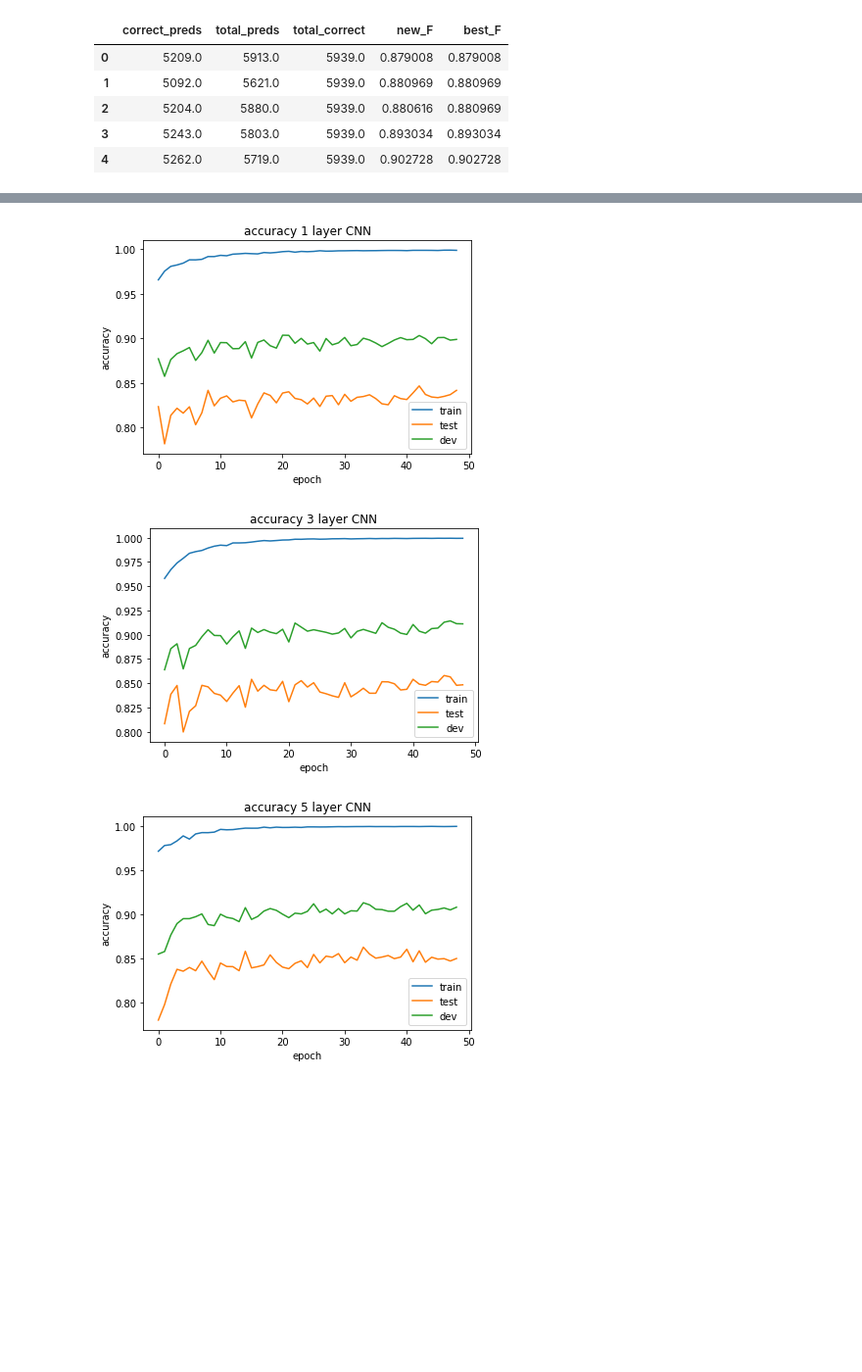
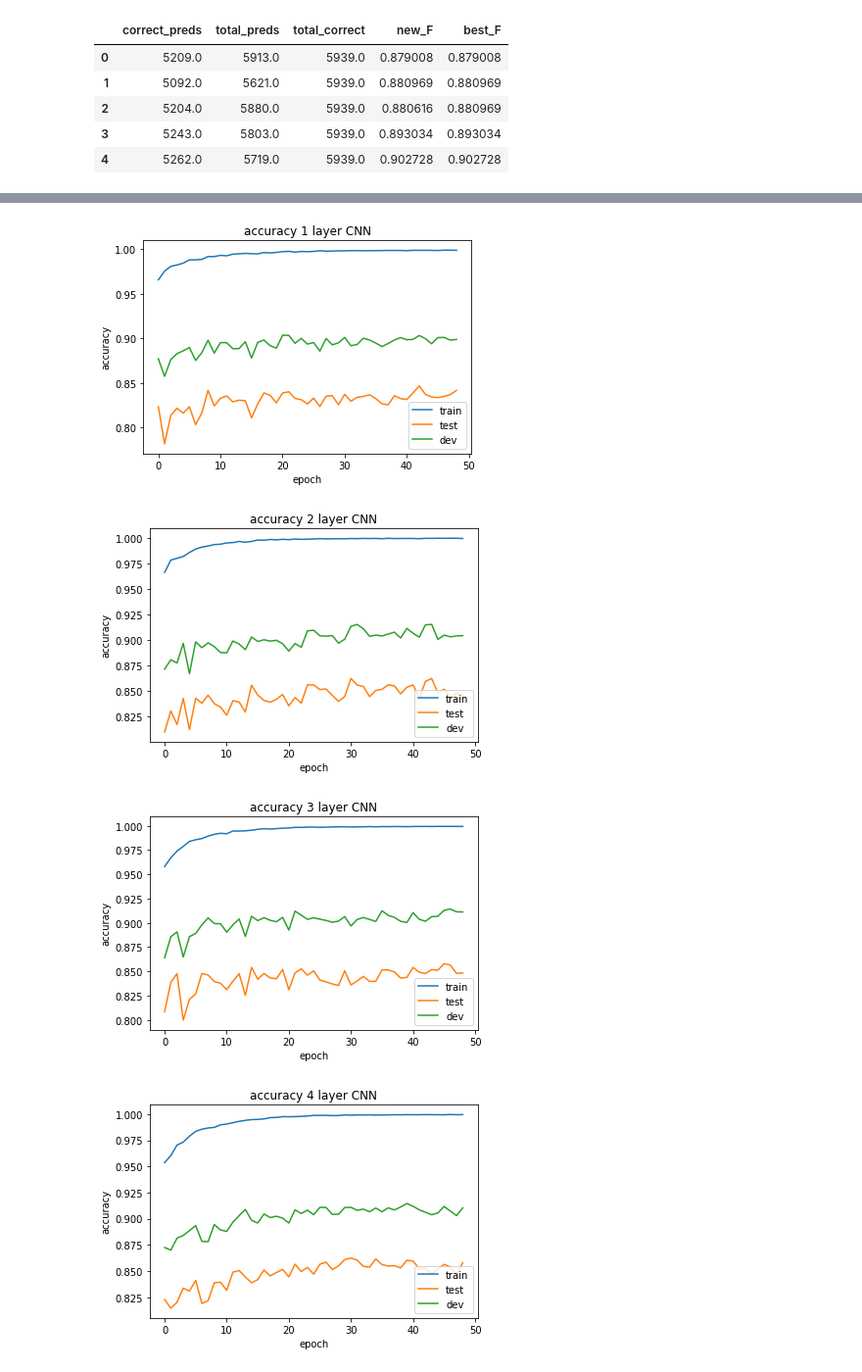
Before and after one commit to ABHISHEK03312/NLP-assignment2, a Jupyter notebook: results-graphs.ipynb, the cells around one changed output, grey strips where cells are left out. Shown at 98% size. Drawn from its saved outputs; the diff is of its cells as text; code cells hidden in the pictures; blank space fills up the shorter version.

```diff
--- a/results-graphs.ipynb
+++ b/results-graphs.ipynb
@@ -6,12 +6,21 @@ import numpy as np
 cnn_1_layer_train = pd.read_csv("/Users/abhishekvaidyanathan/Desktop/NLP-assignment2/1-CNN-layer/1Train.csv")
 cnn_1_layer_dev = pd.read_csv("/Users/abhishekvaidyanathan/Desktop/NLP-assignment2/1-CNN-layer/1Dev.csv")
 cnn_1_layer_test = pd.read_csv("/Users/abhishekvaidyanathan/Desktop/NLP-assignment2/1-CNN-layer/1Test.csv")
+cnn_2_layer_train = pd.read_csv("/Users/abhishekvaidyanathan/Desktop/NLP-assignment2/2-CNN-layer/2Train.csv")
+cnn_2_layer_dev = pd.read_csv("/Users/abhishekvaidyanathan/Desktop/NLP-assignment2/2-CNN-layer/2Dev.csv")
+cnn_2_layer_test = pd.read_csv("/Users/abhishekvaidyanathan/Desktop/NLP-assignment2/2-CNN-layer/2Test.csv")
 cnn_3_layer_train = pd.read_csv("/Users/abhishekvaidyanathan/Desktop/NLP-assignment2/3-CNN-layer/3Train.csv")
 cnn_3_layer_dev = pd.read_csv("/Users/abhishekvaidyanathan/Desktop/NLP-assignment2/3-CNN-layer/3Dev.csv")
 cnn_3_layer_test = pd.read_csv("/Users/abhishekvaidyanathan/Desktop/NLP-assignment2/3-CNN-layer/3Test.csv")
+cnn_4_layer_train = pd.read_csv("/Users/abhishekvaidyanathan/Desktop/NLP-assignment2/4-CNN-layer/4Train.csv")
+cnn_4_layer_dev = pd.read_csv("/Users/abhishekvaidyanathan/Desktop/NLP-assignment2/4-CNN-layer/4Dev.csv")
+cnn_4_layer_test = pd.read_csv("/Users/abhishekvaidyanathan/Desktop/NLP-assignment2/4-CNN-layer/4Test.csv")
 cnn_5_layer_train = pd.read_csv("/Users/abhishekvaidyanathan/Desktop/NLP-assignment2/5-CNN-layer/5Train.csv")
 cnn_5_layer_dev = pd.read_csv("/Users/abhishekvaidyanathan/Desktop/NLP-assignment2/5-CNN-layer/5Dev.csv")
 cnn_5_layer_test = pd.read_csv("/Users/abhishekvaidyanathan/Desktop/NLP-assignment2/5-CNN-layer/5Test.csv")
+cnn_6_layer_train = pd.read_csv("/Users/abhishekvaidyanathan/Desktop/NLP-assignment2/6-CNN-layer/6Train.csv")
+cnn_6_layer_dev = pd.read_csv("/Users/abhishekvaidyanathan/Desktop/NLP-assignment2/6-CNN-layer/6Dev.csv")
+cnn_6_layer_test = pd.read_csv("/Users/abhishekvaidyanathan/Desktop/NLP-assignment2/6-CNN-layer/6Test.csv")
 # %%
 cnn_1_layer_dev.head()
 # %% [output]
@@ -92,34 +143,65 @@ plt.show()
 # %%
-plt.figure(7)
+plt.figure(1)
 plt.plot(cnn_1_layer_train['correct_preds']/cnn_1_layer_train['total_correct'])
 plt.plot(cnn_1_layer_test['correct_preds']/cnn_1_layer_test['total_correct'])
 plt.plot(cnn_1_layer_dev['correct_preds']/cnn_1_layer_dev['total_correct'])
 plt.title('accuracy 1 layer CNN')
 plt.ylabel('accuracy')
 plt.xlabel('epoch')
 plt.legend(['train', 'test','dev'], loc='lower right')
 plt.show()
 
-plt.figure(8)
+plt.figure(2)
+plt.plot(cnn_2_layer_train['correct_preds']/cnn_2_layer_train['total_correct'])
+plt.plot(cnn_2_layer_test['correct_preds']/cnn_2_layer_test['total_correct'])
+plt.plot(cnn_2_layer_dev['correct_preds']/cnn_2_layer_dev['total_correct'])
+plt.title('accuracy 2 layer CNN')
+plt.ylabel('accuracy')
+plt.xlabel('epoch')
+plt.legend(['train', 'test','dev'], loc='lower right')
+plt.show()
+
+plt.figure(3)
 plt.plot(cnn_3_layer_train['correct_preds']/cnn_3_layer_train['total_correct'])
 plt.plot(cnn_3_layer_test['correct_preds']/cnn_3_layer_test['total_correct'])
 plt.plot(cnn_3_layer_dev['correct_preds']/cnn_3_layer_dev['total_correct'])
 plt.title('accuracy 3 layer CNN')
 plt.ylabel('accuracy')
 plt.xlabel('epoch')
 plt.legend(['train', 'test','dev'], loc='lower right')
 plt.show()
 
-plt.figure(9)
+plt.figure(4)
+plt.plot(cnn_4_layer_train['correct_preds']/cnn_4_layer_train['total_correct'])
+plt.plot(cnn_4_layer_test['correct_preds']/cnn_4_layer_test['total_correct'])
+plt.plot(cnn_4_layer_dev['correct_preds']/cnn_4_layer_dev['total_correct'])
+plt.title('accuracy 4 layer CNN')
+plt.ylabel('accuracy')
+plt.xlabel('epoch')
+plt.legend(['train', 'test','dev'], loc='lower right')
+plt.show()
+
+plt.figure(5)
 plt.plot(cnn_5_layer_train['correct_preds']/cnn_5_layer_train['total_correct'])
 plt.plot(cnn_5_layer_test['correct_preds']/cnn_5_layer_test['total_correct'])
 plt.plot(cnn_5_layer_dev['correct_preds']/cnn_5_layer_dev['total_correct'])
 plt.title('accuracy 5 layer CNN')
 plt.ylabel('accuracy')
 plt.xlabel('epoch')
 plt.legend(['train', 'test','dev'], loc='lower right')
 plt.show()
+
+plt.figure(6)
+plt.plot(cnn_6_layer_train['correct_preds']/cnn_6_layer_train['total_correct'])
+plt.plot(cnn_6_layer_test['correct_preds']/cnn_6_layer_test['total_correct'])
+plt.plot(cnn_6_layer_dev['correct_preds']/cnn_6_layer_dev['total_correct'])
+plt.title('accuracy 6 layer CNN')
+plt.ylabel('accuracy')
+plt.xlabel('epoch')
+plt.legend(['train', 'test','dev'], loc='lower right')
+plt.show()
 # %% [output]
 [figure]
-[figure, old version]
+[figure, new version]
-[figure, old version]
+[figure, new version]
+[figure, added]
```
Also changed, not shown: parts of 6 cells of this notebook, 1 other file.
